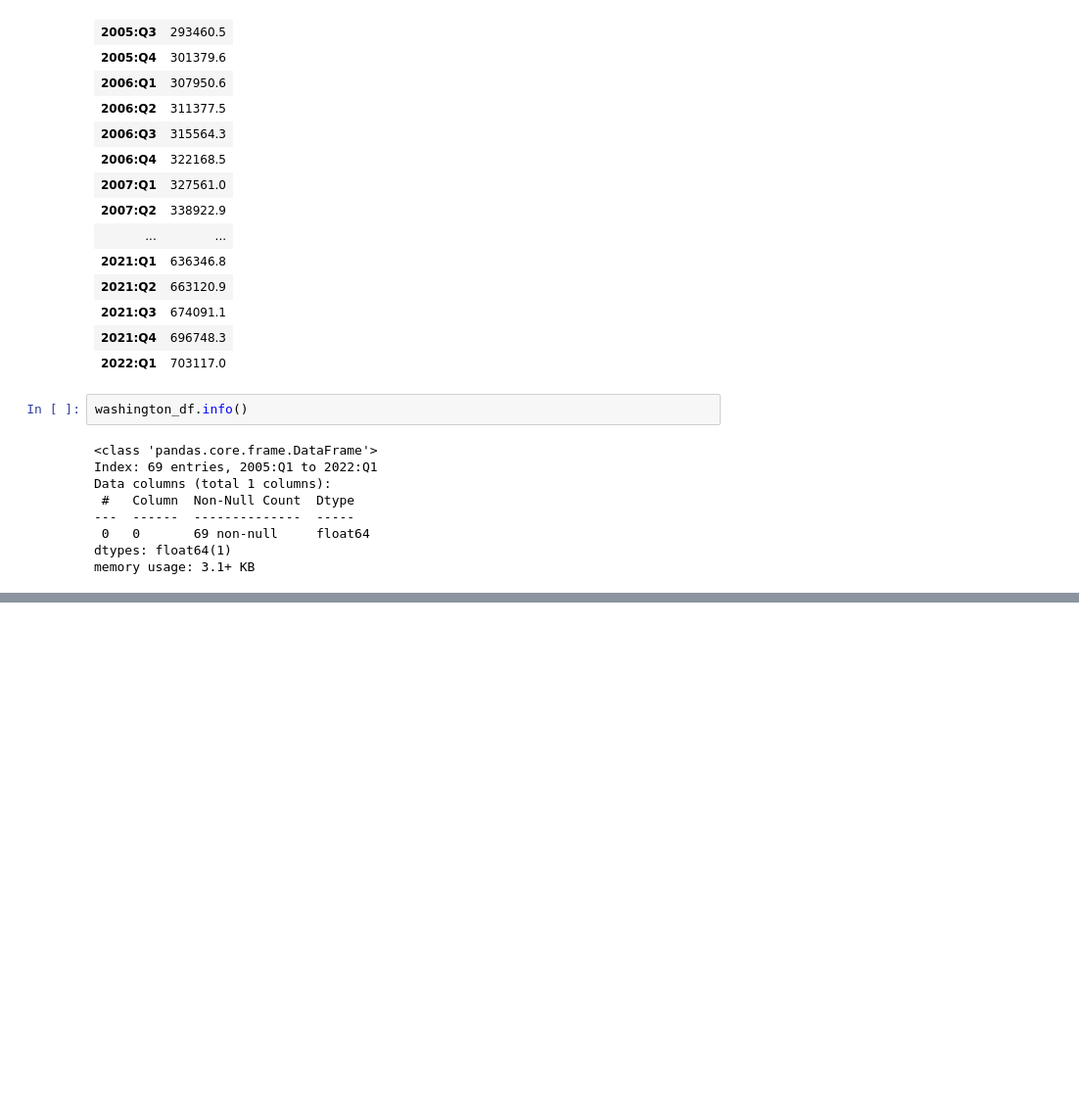
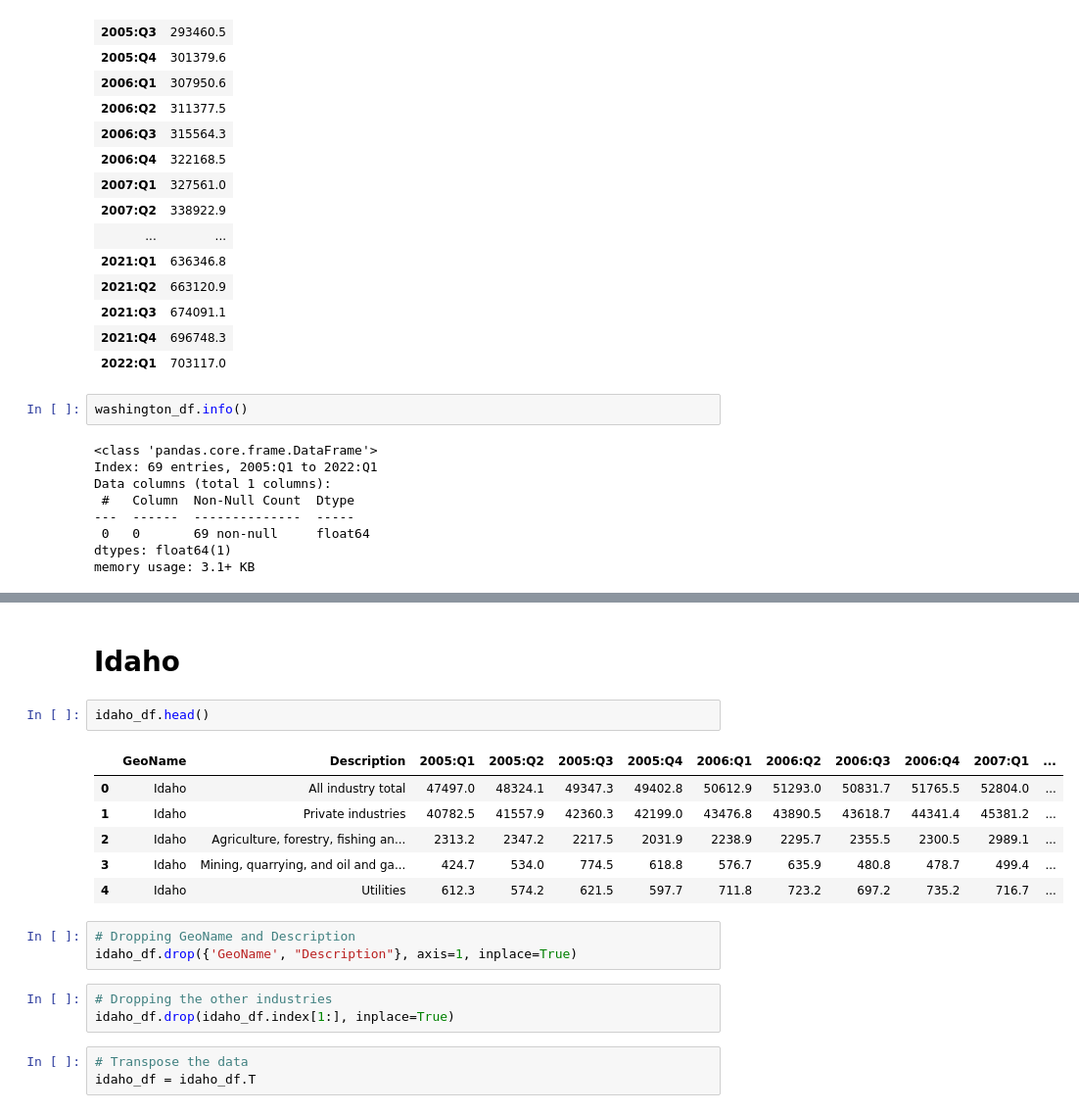
Before and after one commit to jho97/specs_capstone, a Jupyter notebook: visualized_data/gdp_comparison .ipynb, the cells around one changed output, grey strips where cells are left out. Shown at 98% size. Drawn from its saved outputs; the diff is of its cells as text; blank space fills up the shorter version.

```diff
--- a/visualized_data/gdp_comparison .ipynb
+++ b/visualized_data/gdp_comparison .ipynb
@@ -135,0 +141,20 @@ washington_df.describe()
+# %% [markdown]
+# Idaho
+# %%
+idaho_df.head()
+# %% [output]
+|  | GeoName | Description | 2005:Q1 | 2005:Q2 | 2005:Q3 | 2005:Q4 | 2006:Q1 | 2006:Q2 | 2006:Q3 | 2006:Q4 | 2007:Q1 | ... |
+| 0 | Idaho | All industry total | 47497.0 | 48324.1 | 49347.3 | 49402.8 | 50612.9 | 51293.0 | 50831.7 | 51765.5 | 52804.0 | ... |
+| 1 | Idaho | Private industries | 40782.5 | 41557.9 | 42360.3 | 42199.0 | 43476.8 | 43890.5 | 43618.7 | 44341.4 | 45381.2 | ... |
+| 2 | Idaho | Agriculture, forestry, fishing an... | 2313.2 | 2347.2 | 2217.5 | 2031.9 | 2238.9 | 2295.7 | 2355.5 | 2300.5 | 2989.1 | ... |
+| 3 | Idaho | Mining, quarrying, and oil and ga... | 424.7 | 534.0 | 774.5 | 618.8 | 576.7 | 635.9 | 480.8 | 478.7 | 499.4 | ... |
+| 4 | Idaho | Utilities | 612.3 | 574.2 | 621.5 | 597.7 | 711.8 | 723.2 | 697.2 | 735.2 | 716.7 | ... |
+# %%
+# Dropping GeoName and Description
+idaho_df.drop({'GeoName', "Description"}, axis=1, inplace=True)
+# %%
+# Dropping the other industries
+idaho_df.drop(idaho_df.index[1:], inplace=True)
+# %%
+# Transpose the data
+idaho_df = idaho_df.T
```
Also changed, not shown: parts of 8 cells of this notebook.
